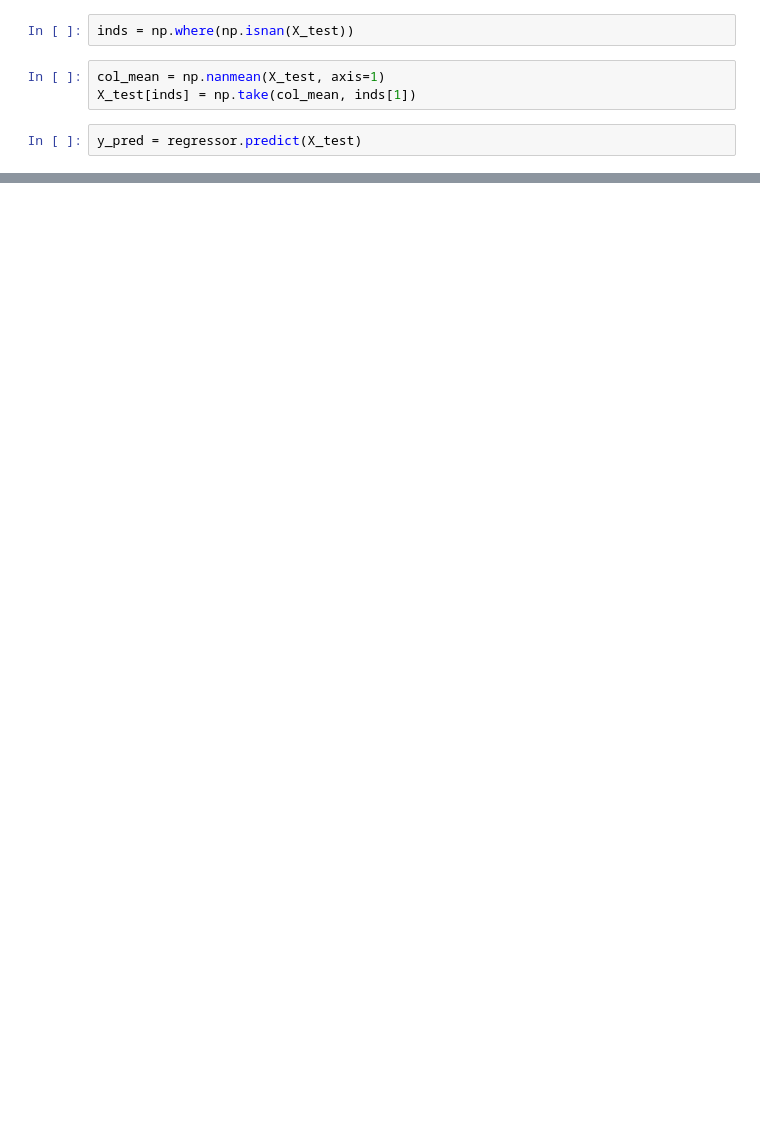
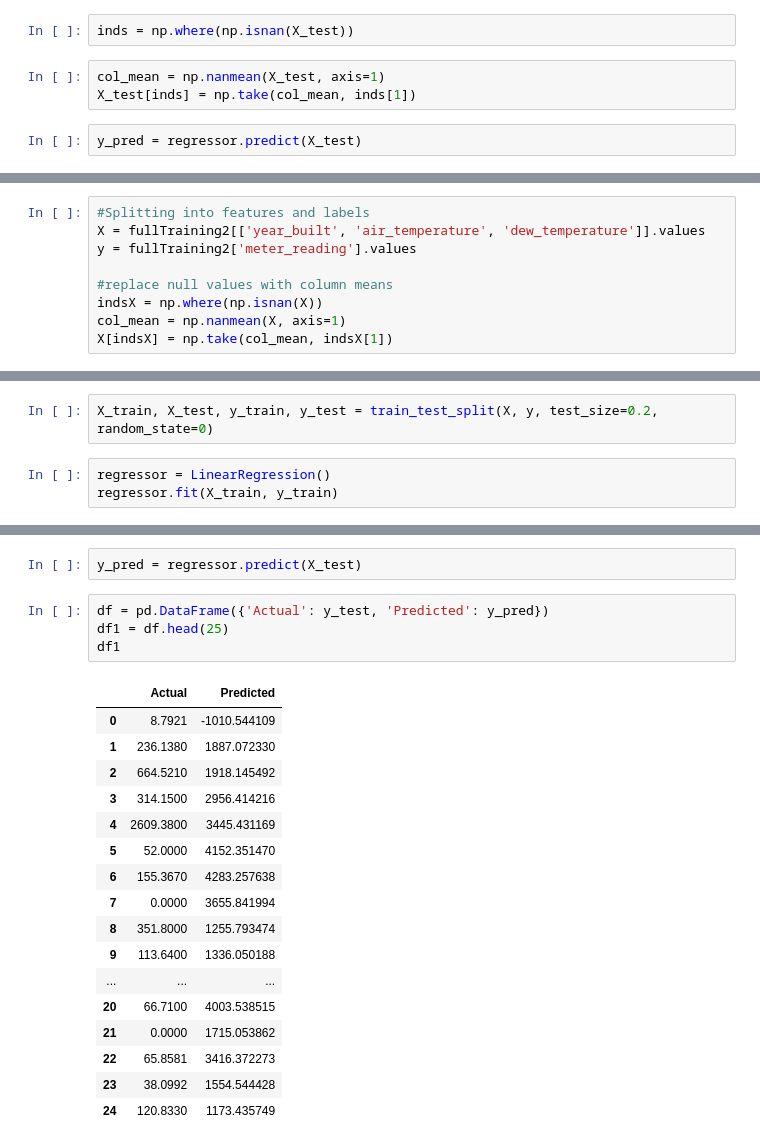
Before and after one commit to rupalisaini/energypredictor, a Jupyter notebook: energypredictor.ipynb, the cells around one changed output, grey strips where cells are left out. Drawn from its saved outputs; the diff is of its cells as text; blank space fills up the shorter version.

Commit message:
added another linear regression model

```diff
--- a/energypredictor.ipynb
+++ b/energypredictor.ipynb
@@ -409,0 +407,9 @@ print(X_test[:5])
+# %%
+#Splitting into features and labels
+X = fullTraining2[['year_built', 'air_temperature', 'dew_temperature']].values
+y = fullTraining2['meter_reading'].values
+
+#replace null values with column means
+indsX = np.where(np.isnan(X))
+col_mean = np.nanmean(X, axis=1)
+X[indsX] = np.take(col_mean, indsX[1])
@@ -409,0 +421,5 @@ print(X_test[:5])
+# %%
+X_train, X_test, y_train, y_test = train_test_split(X, y, test_size=0.2, random_state=0)
+# %%
+regressor = LinearRegression()
+regressor.fit(X_train, y_train)
@@ -409,0 +439,24 @@ print(X_test[:5])
+# %%
+y_pred = regressor.predict(X_test)
+# %%
+df = pd.DataFrame({'Actual': y_test, 'Predicted': y_pred})
+df1 = df.head(25)
+df1
+# %% [output]
+|  | Actual | Predicted |
+| 0 | 8.7921 | -1010.544109 |
+| 1 | 236.1380 | 1887.072330 |
+| 2 | 664.5210 | 1918.145492 |
+| 3 | 314.1500 | 2956.414216 |
+| 4 | 2609.3800 | 3445.431169 |
+| 5 | 52.0000 | 4152.351470 |
+| 6 | 155.3670 | 4283.257638 |
+| 7 | 0.0000 | 3655.841994 |
+| 8 | 351.8000 | 1255.793474 |
+| 9 | 113.6400 | 1336.050188 |
+| ... | ... | ... |
+| 20 | 66.7100 | 4003.538515 |
+| 21 | 0.0000 | 1715.053862 |
+| 22 | 65.8581 | 3416.372273 |
+| 23 | 38.0992 | 1554.544428 |
+| 24 | 120.8330 | 1173.435749 |
```
Also changed, not shown: parts of 37 cells of this notebook.
